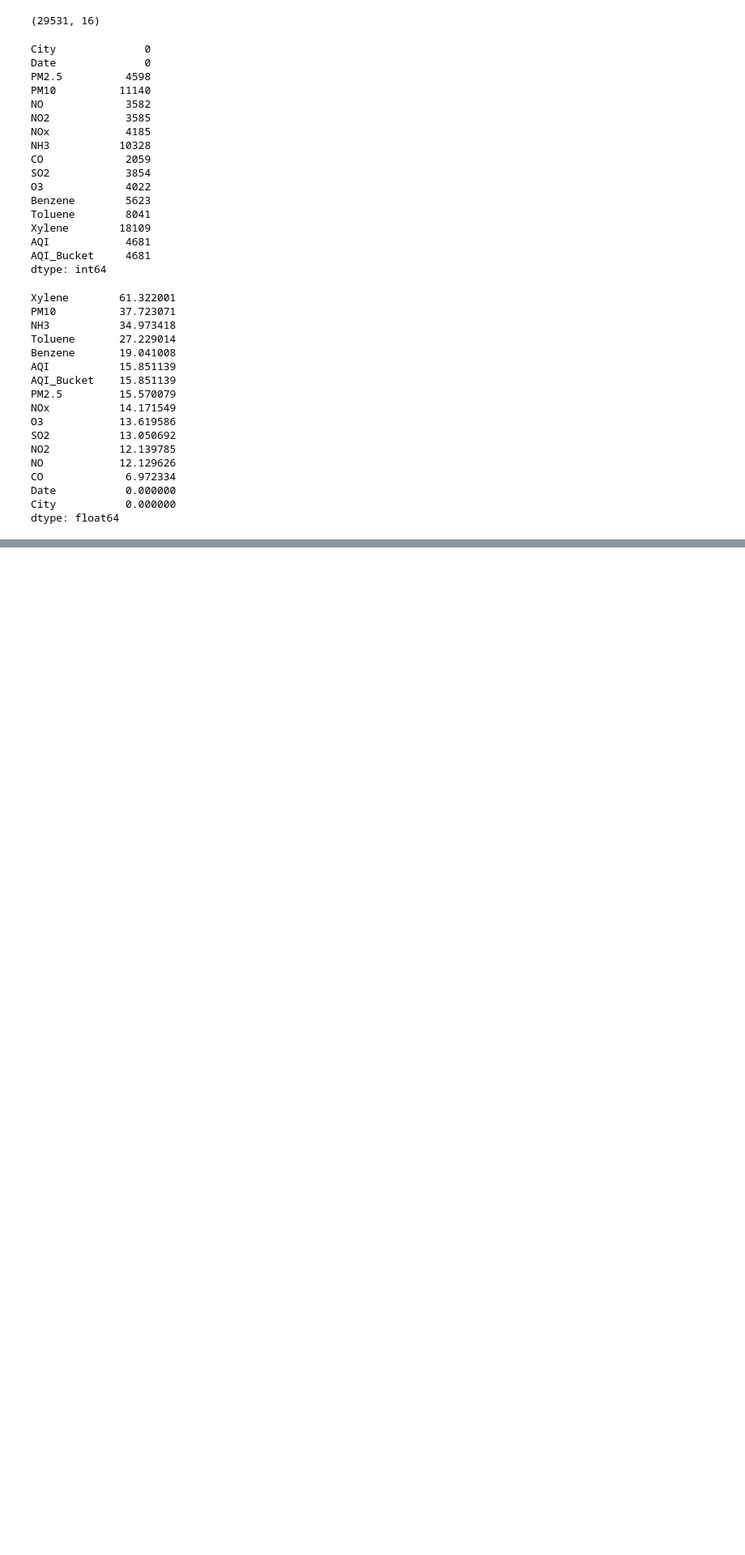
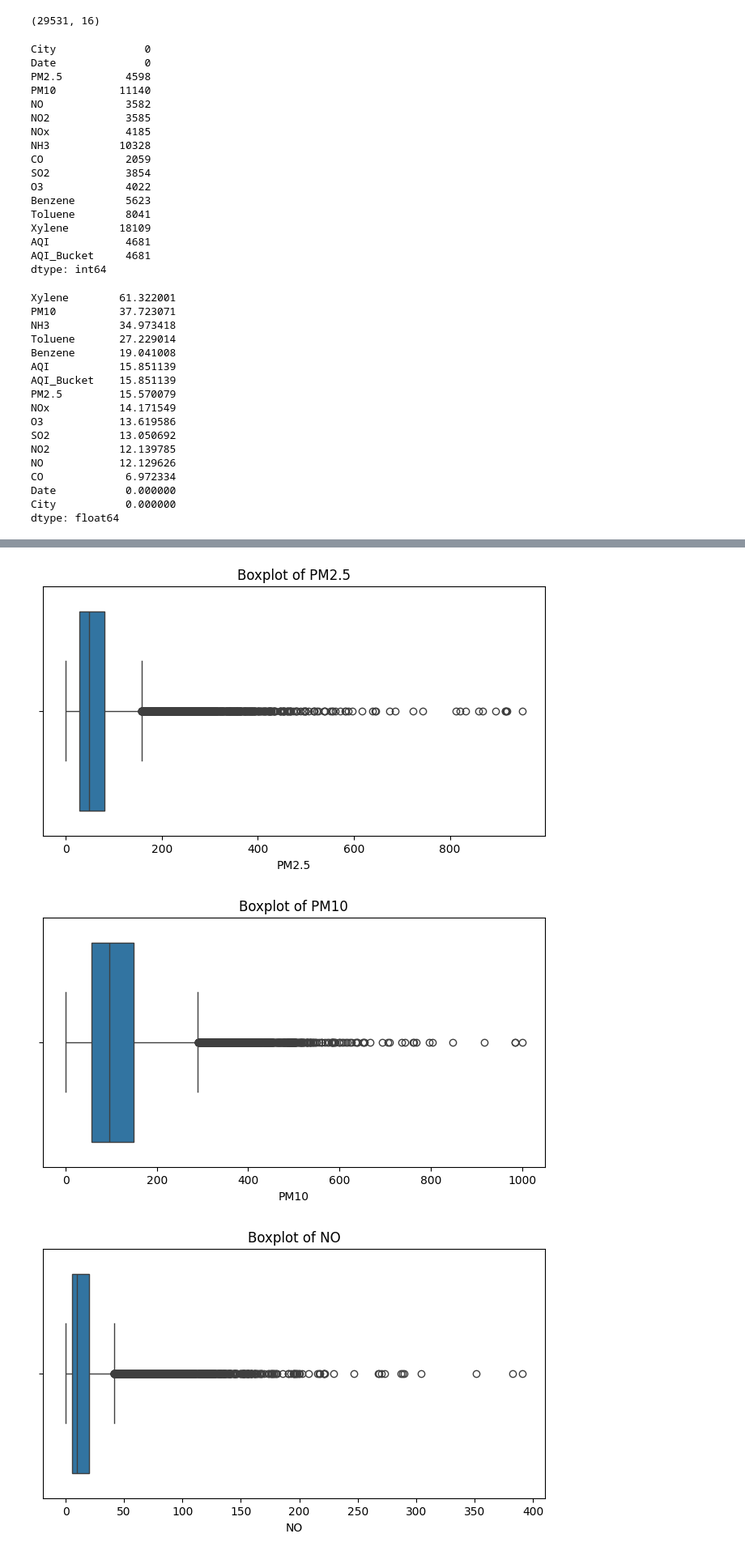
Before and after one commit to omkarsatpute18/AQI-air-quality-prediction, a Jupyter notebook: main.ipynb, the cells around one changed output, grey strips where cells are left out. Shown at 81% size. Saved outputs shown, nothing was run; the diff lists cells and outputs as text; code cells hidden in the pictures; blank space fills up the shorter version.

```diff
--- a/main.ipynb
+++ b/main.ipynb
@@ -256,0 +331,27 @@ dtype: float64
+# %%
+pollutant_columns = [
+    "PM2.5",
+    "PM10",
+    "NO",
+    "NO2",
+    "NOx",
+    "NH3",
+    "CO",
+    "SO2",
+    "O3",
+    "Benzene",
+    "Toluene",
+    "Xylene"
+]
+# %%
+for column in pollutant_columns:
+    if column in df.columns:
+        plt.figure(figsize=(8, 4))
+        sns.boxplot(x=df[column])
+        plt.title(f"Boxplot of {column}")
+        plt.xlabel(column)
+        plt.show()
+# %% [output]
+[figure, added]
+[figure, added]
+[figure, added]
```
Also changed, not shown: parts of 6 cells of this notebook.
